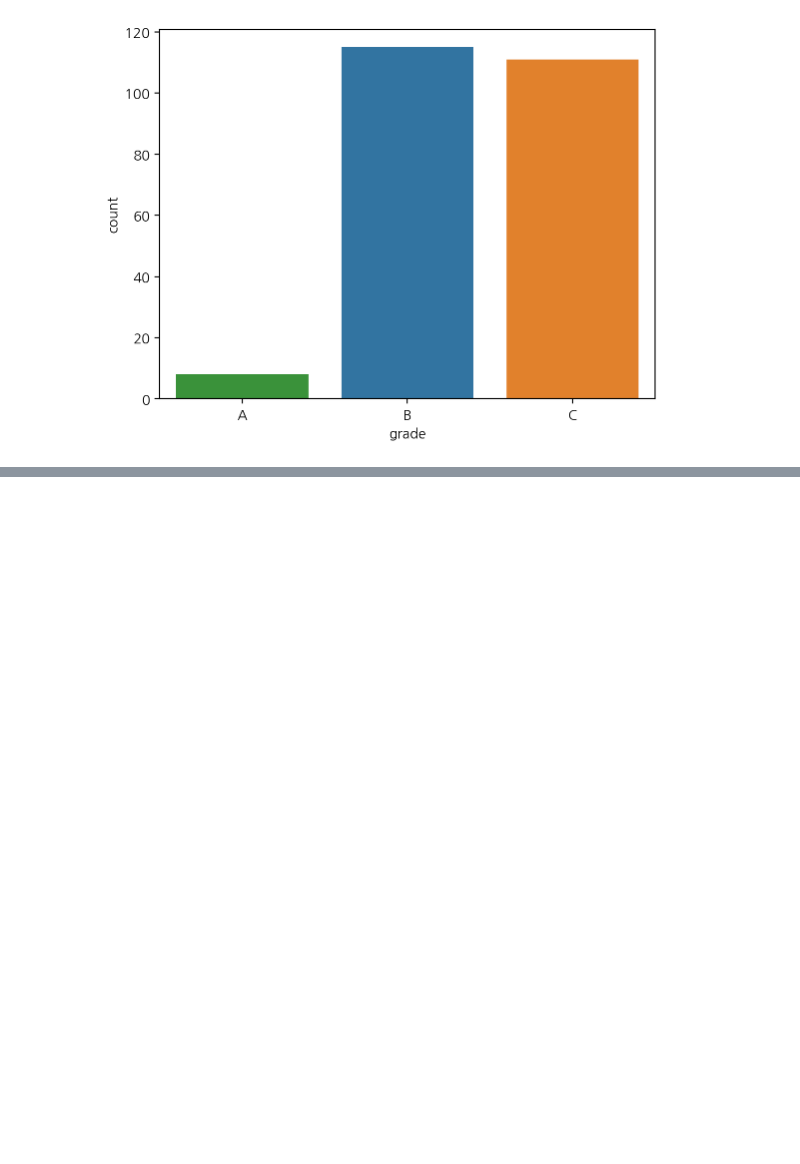
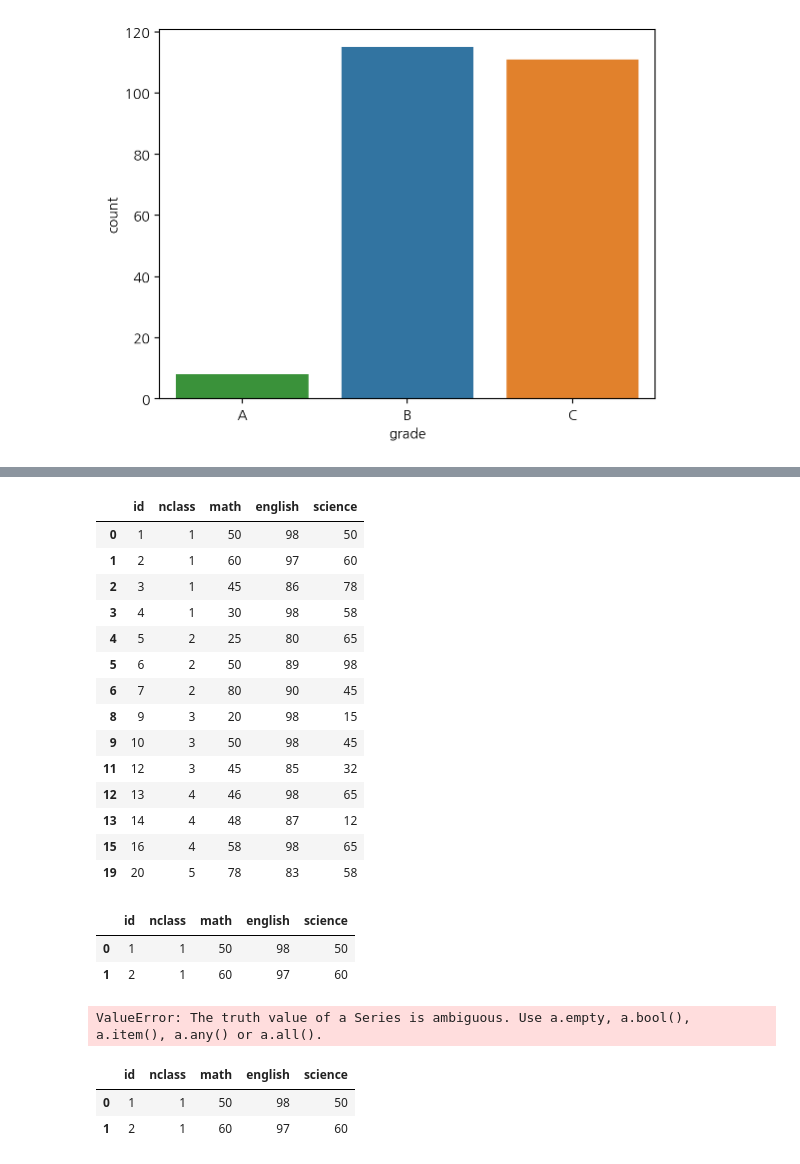
Before and after one commit to yesung05/2025-1-myclass-BDA, a Jupyter notebook: inclass/05w_A_mon_0407_easy_ch05_dataframe_medium.ipynb, the cells around one changed output, grey strips where cells are left out. Drawn from its saved outputs; the diff is of its cells as text; code cells hidden in the pictures; blank space fills up the shorter version.

```diff
--- a/inclass/05w_A_mon_0407_easy_ch05_dataframe_medium.ipynb
+++ b/inclass/05w_A_mon_0407_easy_ch05_dataframe_medium.ipynb
@@ -382,0 +636,34 @@ sns.countplot(mpg, x='grade', hue='grade', order=mpg.grade.value_counts().sort_i
+# %%
+exam.query('english >= 80')
+# %% [output]
+|  | id | nclass | math | english | science |
+| 0 | 1 | 1 | 50 | 98 | 50 |
+| 1 | 2 | 1 | 60 | 97 | 60 |
+| 2 | 3 | 1 | 45 | 86 | 78 |
+| 3 | 4 | 1 | 30 | 98 | 58 |
+| 4 | 5 | 2 | 25 | 80 | 65 |
+| 5 | 6 | 2 | 50 | 89 | 98 |
+| 6 | 7 | 2 | 80 | 90 | 45 |
+| 8 | 9 | 3 | 20 | 98 | 15 |
+| 9 | 10 | 3 | 50 | 98 | 45 |
+| 11 | 12 | 3 | 45 | 85 | 32 |
+| 12 | 13 | 4 | 46 | 98 | 65 |
+| 13 | 14 | 4 | 48 | 87 | 12 |
+| 15 | 16 | 4 | 58 | 98 | 65 |
+| 19 | 20 | 5 | 78 | 83 | 58 |
+# %%
+exam.query('nclass == 1 & math >= 50')
+# %% [output]
+|  | id | nclass | math | english | science |
+| 0 | 1 | 1 | 50 | 98 | 50 |
+| 1 | 2 | 1 | 60 | 97 | 60 |
+# %%
+exam[exam.nclass == 1 & exam.math >= 50]
+# %% [output]
+ValueError: The truth value of a Series is ambiguous. Use a.empty, a.bool(), a.item(), a.any() or a.all().
+# %%
+exam[(exam.nclass == 1) & (exam.math >= 50)]
+# %% [output]
+|  | id | nclass | math | english | science |
+| 0 | 1 | 1 | 50 | 98 | 50 |
+| 1 | 2 | 1 | 60 | 97 | 60 |
```
Also changed, not shown: parts of 31 cells of this notebook.
